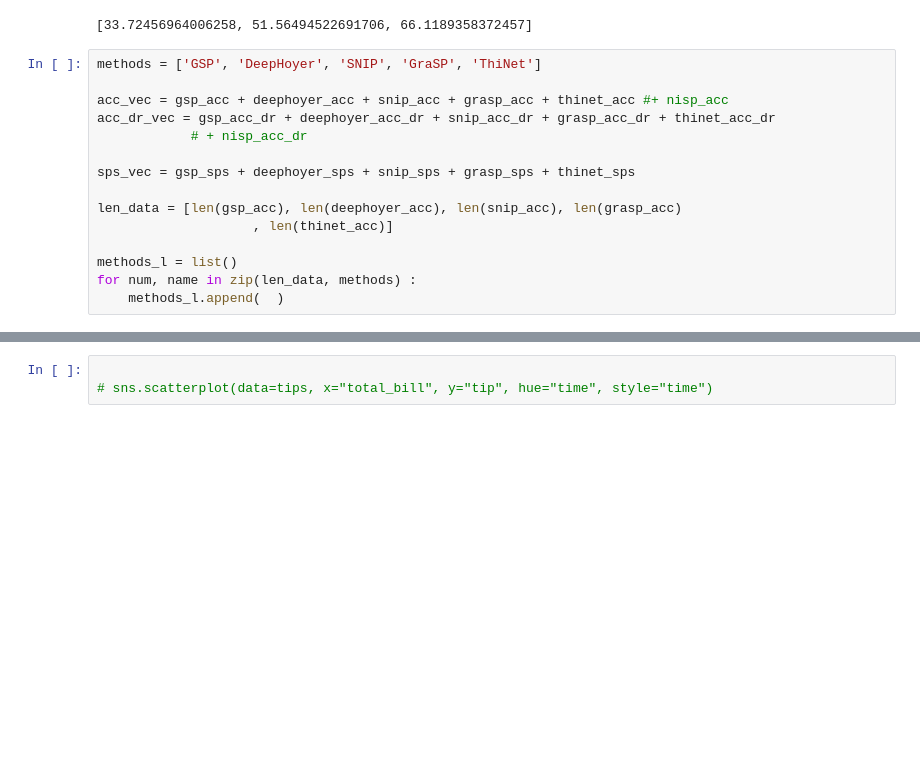
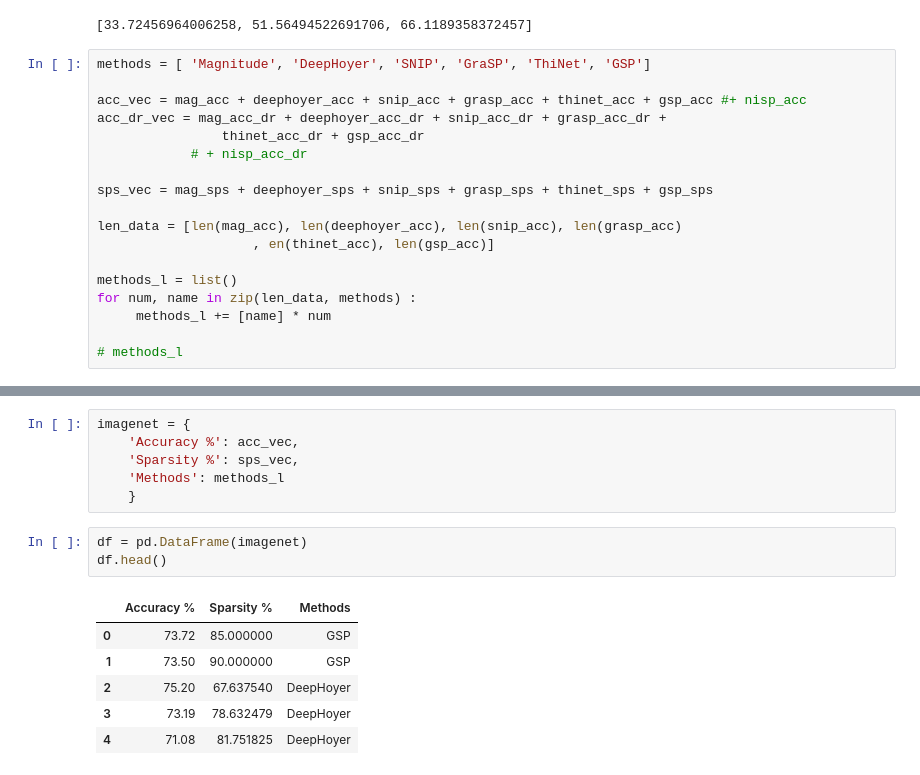
Before and after one commit to riohib/gsp-for-deeplearning, a Jupyter notebook: tools/viz.ipynb, the cells around one changed output, grey strips where cells are left out. Drawn from its saved outputs; the diff is of its cells as text; blank space fills up the shorter version.

```diff
--- a/tools/viz.ipynb
+++ b/tools/viz.ipynb
@@ -67,18 +71,21 @@ thinet_sps
 # %% [output]
 [33.72456964006258, 51.56494522691706, 66.1189358372457]
 # %%
-methods = ['GSP', 'DeepHoyer', 'SNIP', 'GraSP', 'ThiNet']
+methods = [ 'Magnitude', 'DeepHoyer', 'SNIP', 'GraSP', 'ThiNet', 'GSP']
 
-acc_vec = gsp_acc + deephoyer_acc + snip_acc + grasp_acc + thinet_acc #+ nisp_acc
-acc_dr_vec = gsp_acc_dr + deephoyer_acc_dr + snip_acc_dr + grasp_acc_dr + thinet_acc_dr
+acc_vec = mag_acc + deephoyer_acc + snip_acc + grasp_acc + thinet_acc + gsp_acc #+ nisp_acc
+acc_dr_vec = mag_acc_dr + deephoyer_acc_dr + snip_acc_dr + grasp_acc_dr +
+                thinet_acc_dr + gsp_acc_dr
             # + nisp_acc_dr
 
-sps_vec = gsp_sps + deephoyer_sps + snip_sps + grasp_sps + thinet_sps
+sps_vec = mag_sps + deephoyer_sps + snip_sps + grasp_sps + thinet_sps + gsp_sps
 
-len_data = [len(gsp_acc), len(deephoyer_acc), len(snip_acc), len(grasp_acc)
-                    , len(thinet_acc)]
+len_data = [len(mag_acc), len(deephoyer_acc), len(snip_acc), len(grasp_acc)
+                    , en(thinet_acc), len(gsp_acc)]
 
 methods_l = list()
 for num, name in zip(len_data, methods) :
-    methods_l.append(  )
+     methods_l += [name] * num
+
+# methods_l
 # %% [output]
@@ -106,3 +93,16 @@ for num, name in zip(len_data, methods) :
-# %%
-
-# sns.scatterplot(data=tips, x="total_bill", y="tip", hue="time", style="time")
+# %%
+imagenet = {
+    'Accuracy %': acc_vec,
+    'Sparsity %': sps_vec,
+    'Methods': methods_l
+    }
+# %%
+df = pd.DataFrame(imagenet)
+df.head()
+# %% [output]
+|  | Accuracy % | Sparsity % | Methods |
+| 0 | 73.72 | 85.000000 | GSP |
+| 1 | 73.50 | 90.000000 | GSP |
+| 2 | 75.20 | 67.637540 | DeepHoyer |
+| 3 | 73.19 | 78.632479 | DeepHoyer |
+| 4 | 71.08 | 81.751825 | DeepHoyer |
```
Also changed, not shown: parts of 6 cells of this notebook, 16 other files.
